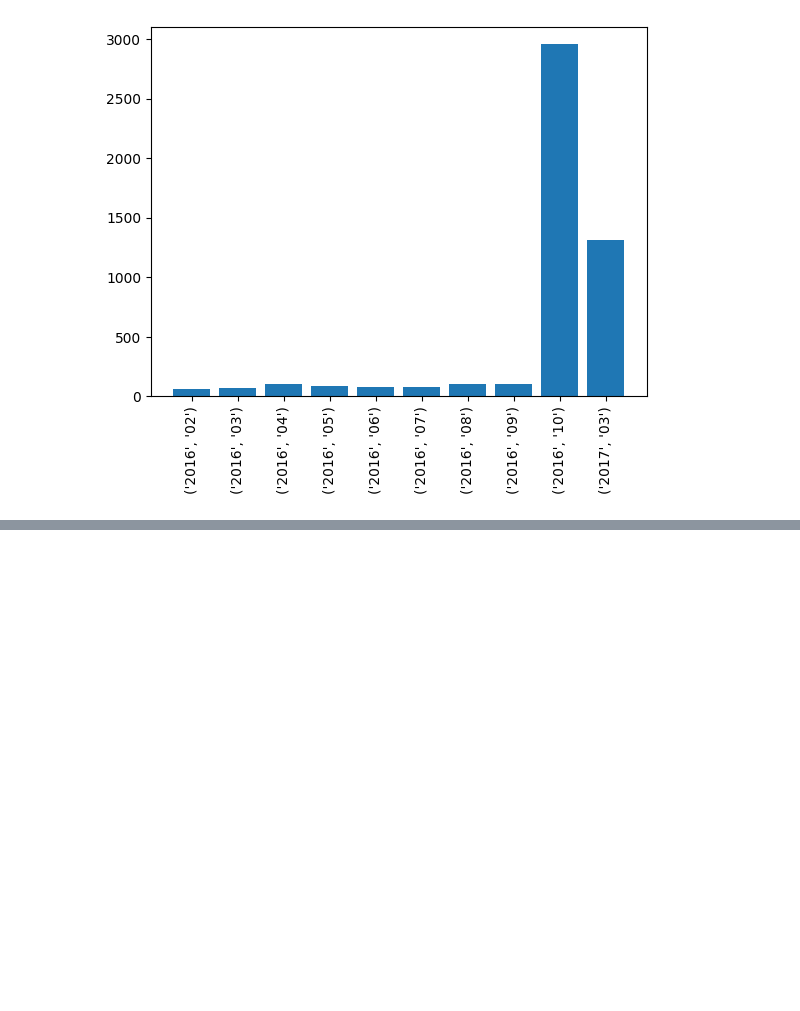
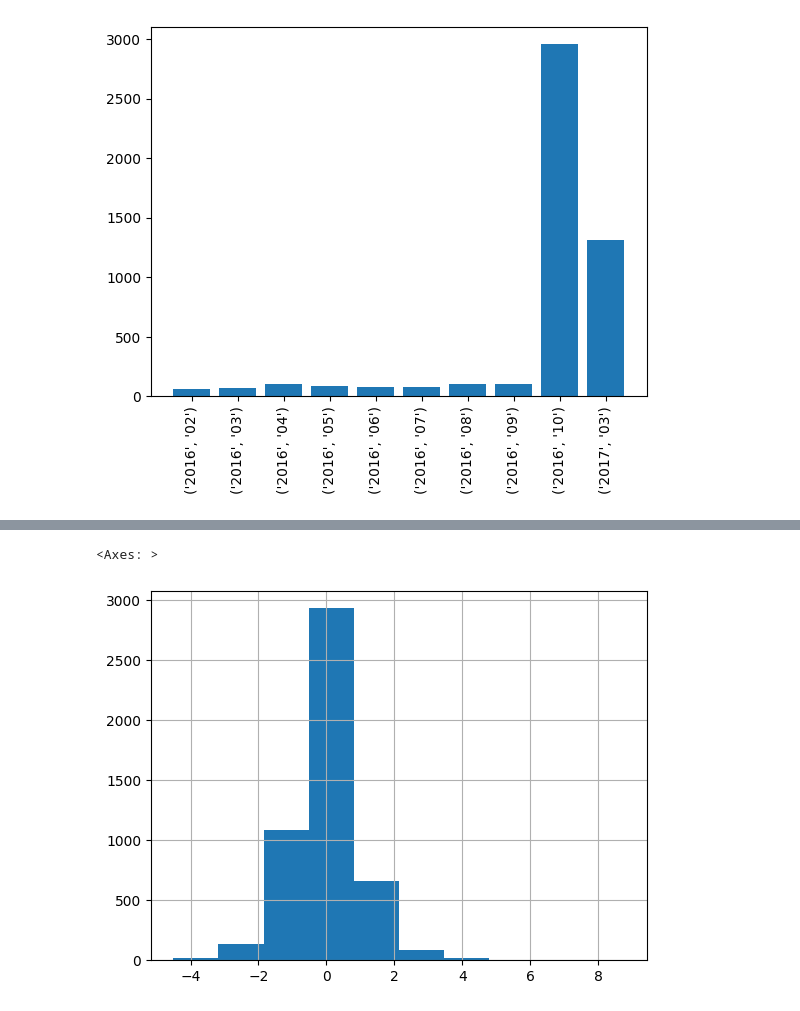
Before and after one commit to leekyuyoung202306/PYTHON, a Jupyter notebook: 12주차/[12주차]데이터분석04.ipynb, the cells around one changed output, grey strips where cells are left out. Saved outputs shown, nothing was run; the diff lists cells and outputs as text; code cells hidden in the pictures; blank space fills up the shorter version.

```diff
--- a/12주차/[12주차]데이터분석04.ipynb
+++ b/12주차/[12주차]데이터분석04.ipynb
@@ -61,0 +73,17 @@ plt.show()
+# %%
+#핸드폰 기종별 평균과 표준편차
+  # 기종별 표준편차는 시장에서의 가격 변동성 및 시장동향
+  # 적정한 가격 책정
+  # 고객 인사이트 확보
+import numpy as np
+df_price_mean = df.groupby('phone_model')['price'].transform(lambda x: np.mean(x))
+df_price_std = df.groupby('phone_model')['price'].transform(lambda x: np.std(x))
+# %%
+# z-score : 통계학에서 특정 데이터가 평균과 떨어진 정도 - 데이터내에서 어떤위치에 있는지 나타내는데 사용
+#  (X - 평균) / 표준편차
+# 해당 가격이 기종별 평균에 비해 어느정도로 높거나 낮은지를 알수있음
+df_price_moel_z_score = (df['price']-df_price_mean) / df_price_std
+df_price_moel_z_score.hist()
+# %% [output]
+<Axes: >
+[figure, added]
```
Also changed, not shown: parts of 2 cells of this notebook.
